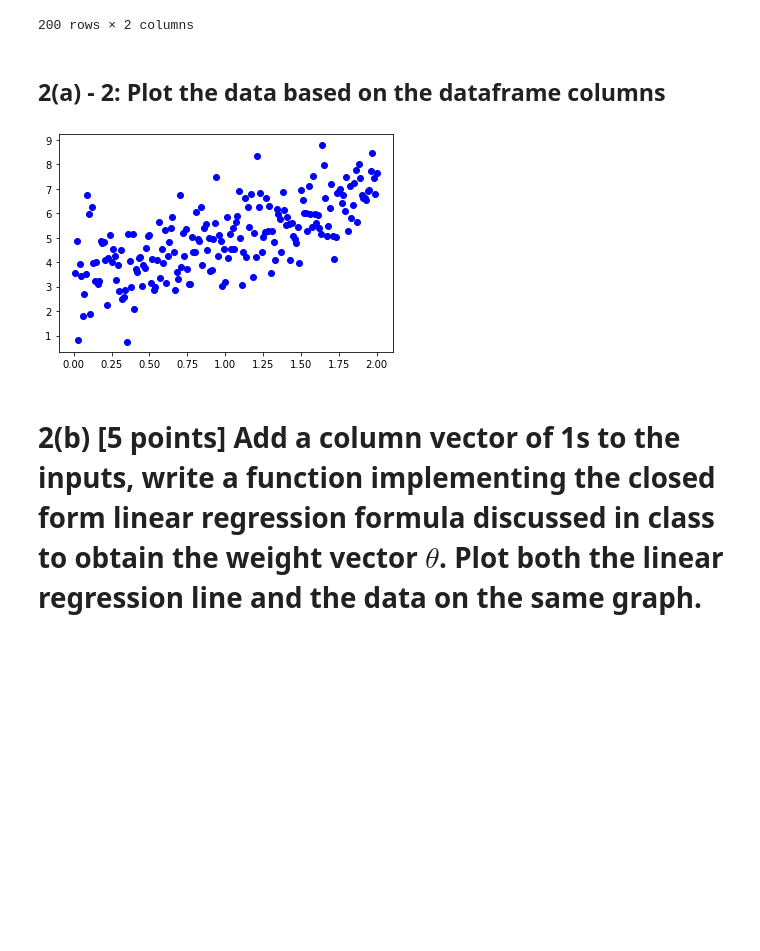
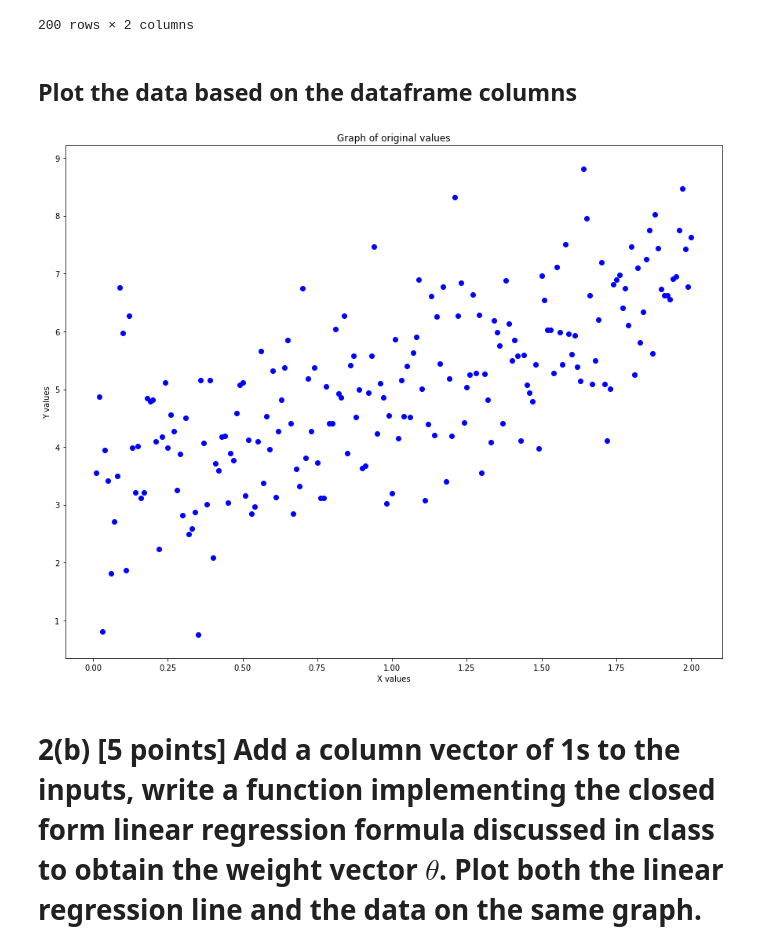
Before and after one commit to GlennChia/01_112_machine_learning, a Jupyter notebook: hw1/2_linear_and_polynomial_regression.ipynb, the cells around one changed output. Cells and saved outputs as stored; diff of their text form; code cells hidden in the pictures; blank space fills up the shorter version.

```diff
--- a/hw1/2_linear_and_polynomial_regression.ipynb
+++ b/hw1/2_linear_and_polynomial_regression.ipynb
@@ -42,13 +46,15 @@ df
 | 199 | 2.00 | 7.625190 |
 200 rows × 2 columns
 # %% [markdown]
-## 2(a) - 2: Plot the data based on the dataframe columns
+## Plot the data based on the dataframe columns
 # %%
-plt.figure()
+plt.figure(figsize=(15,12))
 plt.scatter(x=df['x'], y=df['y'], color='b')
-
+plt.xlabel('X values')
+plt.ylabel('Y values')
+plt.title('Graph of original values')
 plt.show()
 # %% [output]
-[figure, old version]
+[figure, new version]
 # %% [markdown]
 # 2(b) [5 points] Add a column vector of 1s to the inputs, write a function implementing the closed form linear regression formula discussed in class to obtain the weight vector $\theta$. Plot both the linear regression line and the data on the same graph.
```
Also changed, not shown: parts of 26 cells of this notebook.
